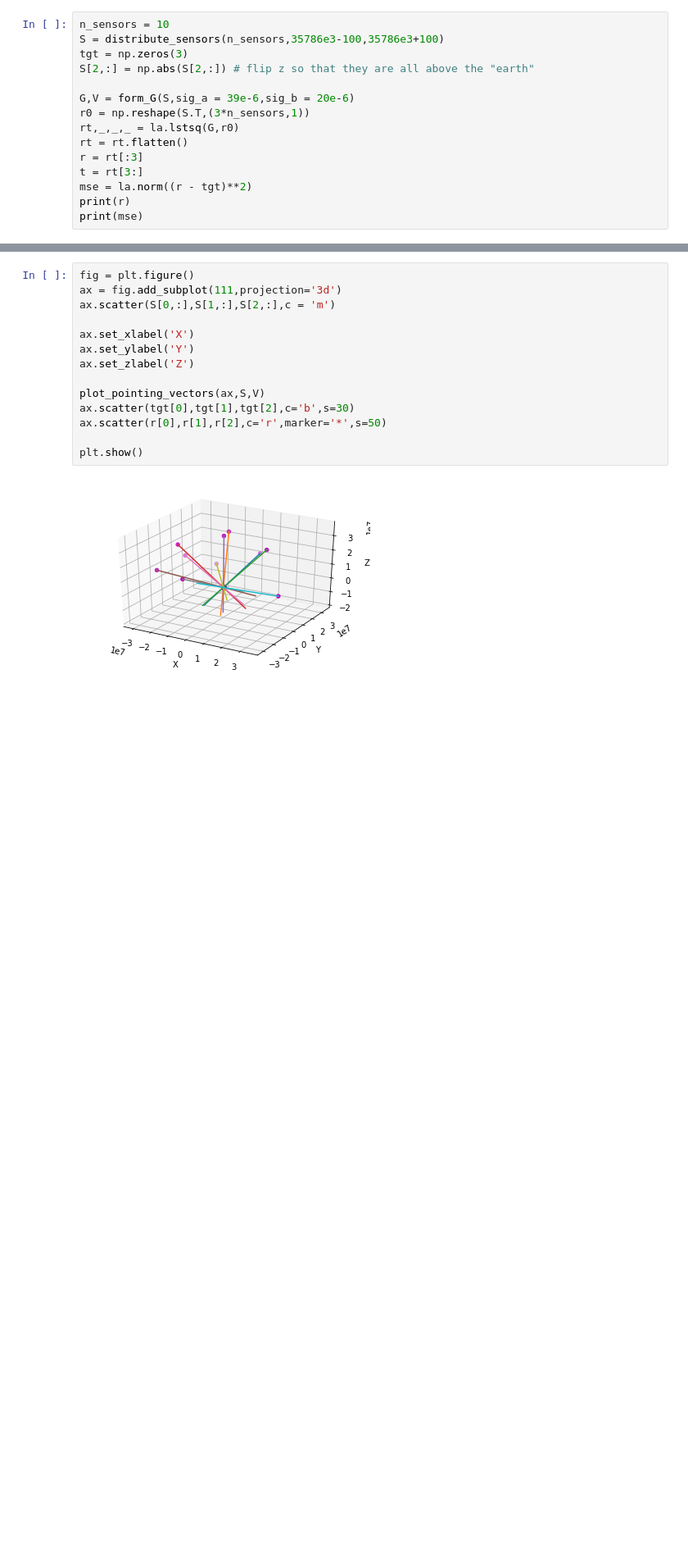
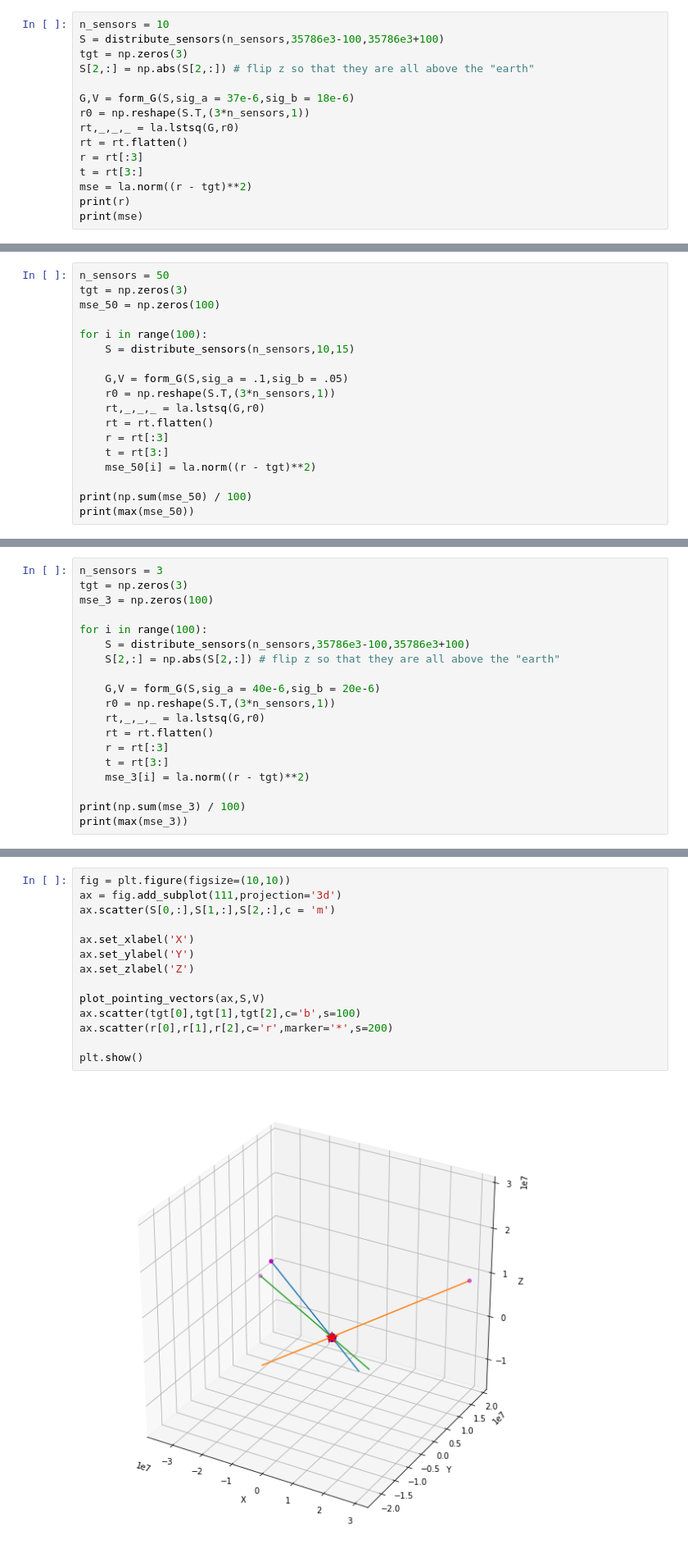
Before and after one commit to andylai2/Nball-triangulation, a Jupyter notebook: ILS_ahnaf.ipynb, the cells around one changed output, grey strips where cells are left out. Shown: that part at 82% size. Drawn from its saved outputs; the diff is of its cells as text; blank space fills up the shorter version.

```diff
--- a/ILS_ahnaf.ipynb
+++ b/ILS_ahnaf.ipynb
@@ -301,7 +301,7 @@ S = distribute_sensors(n_sensors,35786e3-100,35786e3+100)
 tgt = np.zeros(3)
 S[2,:] = np.abs(S[2,:]) # flip z so that they are all above the "earth"
 
-G,V = form_G(S,sig_a = 39e-6,sig_b = 20e-6)
+G,V = form_G(S,sig_a = 37e-6,sig_b = 18e-6)
 r0 = np.reshape(S.T,(3*n_sensors,1))
 rt,_,_,_ = la.lstsq(G,r0)
 rt = rt.flatten()
@@ -315,0 +397,18 @@ print(mse)
+# %%
+n_sensors = 50
+tgt = np.zeros(3)
+mse_50 = np.zeros(100)
+
+for i in range(100):
+    S = distribute_sensors(n_sensors,10,15)
+
+    G,V = form_G(S,sig_a = .1,sig_b = .05)
+    r0 = np.reshape(S.T,(3*n_sensors,1))
+    rt,_,_,_ = la.lstsq(G,r0)
+    rt = rt.flatten()
+    r = rt[:3]
+    t = rt[3:]
+    mse_50[i] = la.norm((r - tgt)**2)
+
+print(np.sum(mse_50) / 100)
+print(max(mse_50))
@@ -315,0 +418,19 @@ print(mse)
+# %%
+n_sensors = 3
+tgt = np.zeros(3)
+mse_3 = np.zeros(100)
+
+for i in range(100):
+    S = distribute_sensors(n_sensors,35786e3-100,35786e3+100)
+    S[2,:] = np.abs(S[2,:]) # flip z so that they are all above the "earth"
+
+    G,V = form_G(S,sig_a = 40e-6,sig_b = 20e-6)
+    r0 = np.reshape(S.T,(3*n_sensors,1))
+    rt,_,_,_ = la.lstsq(G,r0)
+    rt = rt.flatten()
+    r = rt[:3]
+    t = rt[3:]
+    mse_3[i] = la.norm((r - tgt)**2)
+
+print(np.sum(mse_3) / 100)
+print(max(mse_3))
@@ -316,16 +440,16 @@ print(mse)
 # %%
-fig = plt.figure()
+fig = plt.figure(figsize=(10,10))
 ax = fig.add_subplot(111,projection='3d')
 ax.scatter(S[0,:],S[1,:],S[2,:],c = 'm')
 
 ax.set_xlabel('X')
 ax.set_ylabel('Y')
 ax.set_zlabel('Z')
 
 plot_pointing_vectors(ax,S,V)
-ax.scatter(tgt[0],tgt[1],tgt[2],c='b',s=30)
-ax.scatter(r[0],r[1],r[2],c='r',marker='*',s=50)
+ax.scatter(tgt[0],tgt[1],tgt[2],c='b',s=100)
+ax.scatter(r[0],r[1],r[2],c='r',marker='*',s=200)
 
 plt.show()
 # %% [output]
-[figure, old version]
+[figure, new version]
```
Also changed, not shown: parts of 14 cells of this notebook, 3 other files.
